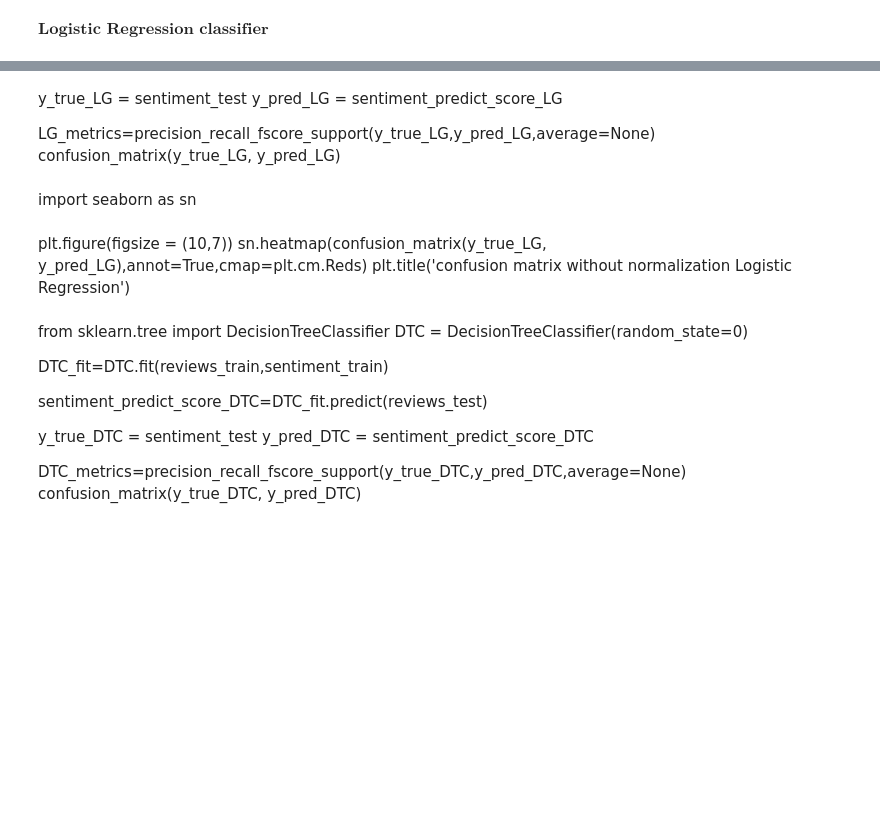
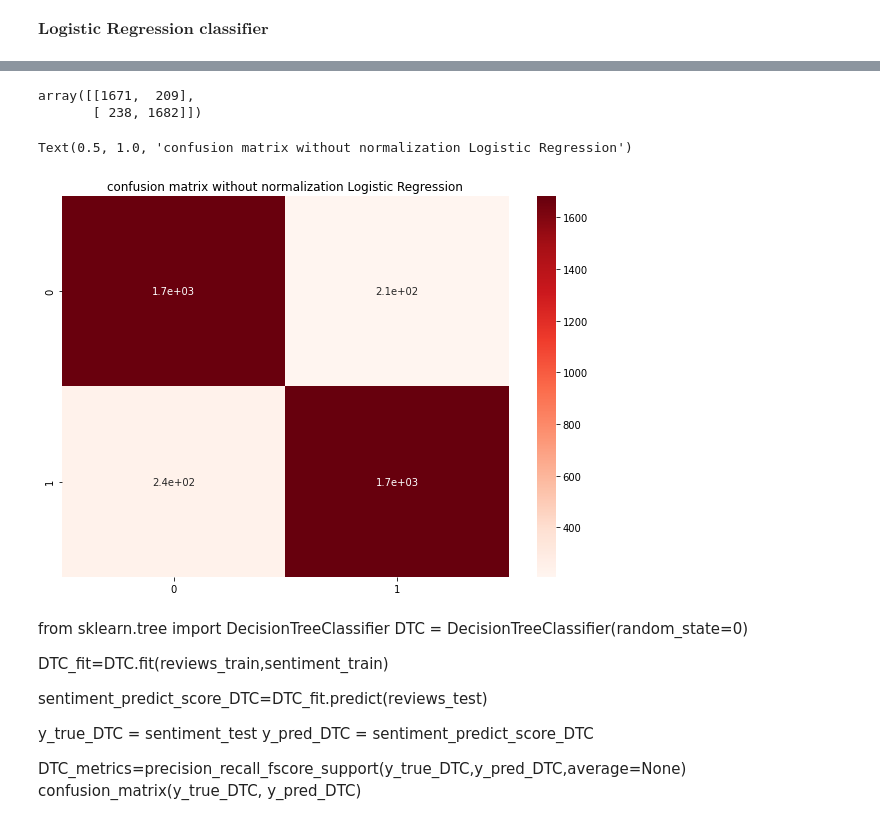
Before and after one commit to malinphy/IMDB_Analysis_different_approachs, a Jupyter notebook: IMDB_ML_VS_NN.ipynb, the cells around one changed output, grey strips where cells are left out. Cells and saved outputs as stored; diff of their text form; code cells hidden in the pictures; blank space fills up the shorter version.

```diff
--- a/IMDB_ML_VS_NN.ipynb
+++ b/IMDB_ML_VS_NN.ipynb
@@ -221,12 +236,0 @@ from sklearn.metrics import precision_recall_fscore_support
-# %% [markdown]
-y_true_LG = sentiment_test
-y_pred_LG = sentiment_predict_score_LG
-
-LG_metrics=precision_recall_fscore_support(y_true_LG,y_pred_LG,average=None)
-confusion_matrix(y_true_LG, y_pred_LG)
-# %% [markdown]
-import seaborn as sn
-# %% [markdown]
-plt.figure(figsize = (10,7))
-sn.heatmap(confusion_matrix(y_true_LG, y_pred_LG),annot=True,cmap=plt.cm.Reds)
-plt.title('confusion matrix without normalization Logistic Regression')
@@ -233,3 +239,19 @@ plt.title('confusion matrix without normalization Logistic Regression')
+# %%
+y_true_LG = sentiment_test
+y_pred_LG = sentiment_predict_score_LG
+
+LG_metrics=precision_recall_fscore_support(y_true_LG,y_pred_LG,average=None)
+confusion_matrix(y_true_LG, y_pred_LG)
+# %% [output]
+array([[1671,  209],
+       [ 238, 1682]])
+# %%
+plt.figure(figsize = (10,7))
+sns.heatmap(confusion_matrix(y_true_LG, y_pred_LG),annot=True,cmap=plt.cm.Reds)
+plt.title('confusion matrix without normalization Logistic Regression')
+# %% [output]
+Text(0.5, 1.0, 'confusion matrix without normalization Logistic Regression')
+[figure, added]
 # %% [markdown]
 from sklearn.tree import DecisionTreeClassifier
 DTC = DecisionTreeClassifier(random_state=0)
```
Also changed, not shown: parts of 14 cells of this notebook.
